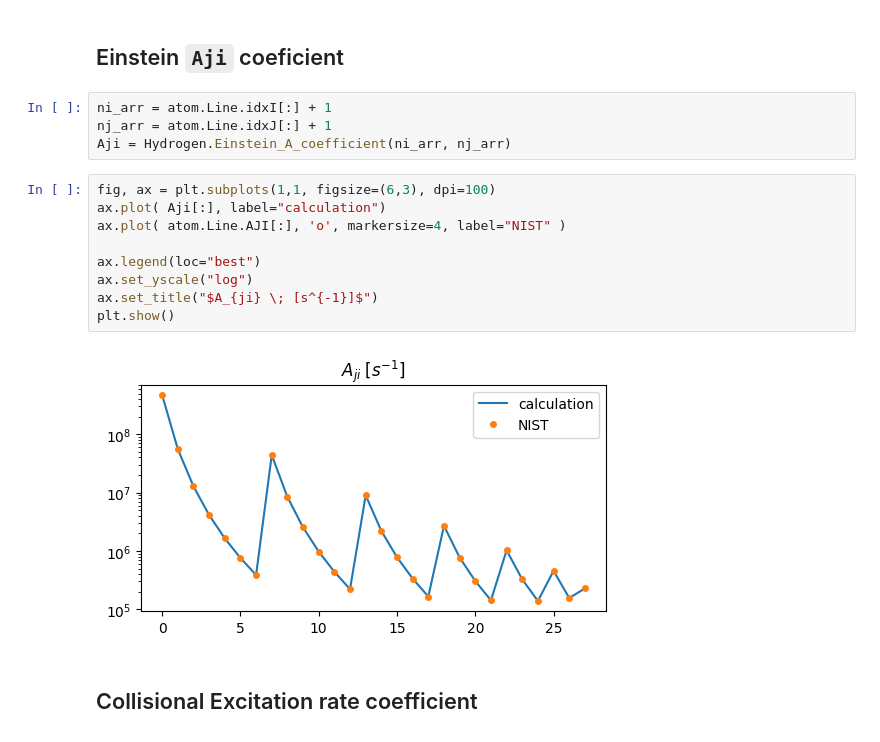
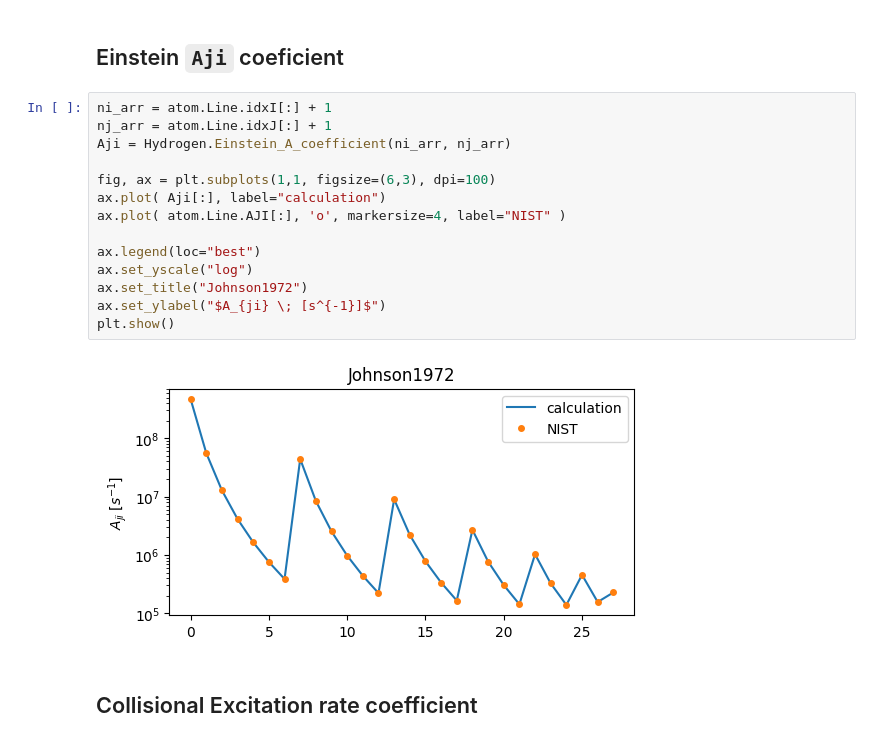
Before and after one commit to kouui/spectra-deprecated, a Jupyter notebook: notebooks/StatisticalEquilibrium/Hydrogen_atom.ipynb, the cells around one changed output. Drawn from its saved outputs; the diff is of its cells as text.

Commit message:
finished : implementation of Johnson1972

```diff
--- a/notebooks/StatisticalEquilibrium/Hydrogen_atom.ipynb
+++ b/notebooks/StatisticalEquilibrium/Hydrogen_atom.ipynb
@@ -39,21 +38,22 @@ atom, paths = AtomCls.InitAtom("../../data/conf/H.conf", isHydrogen=True)
 ---
 # %% [markdown]
 ## Einstein `Aji` coeficient
-# %%
-ni_arr = atom.Line.idxI[:] + 1
-nj_arr = atom.Line.idxJ[:] + 1
-Aji = Hydrogen.Einstein_A_coefficient(ni_arr, nj_arr)
 # %%
+ni_arr = atom.Line.idxI[:] + 1
+nj_arr = atom.Line.idxJ[:] + 1
+Aji = Hydrogen.Einstein_A_coefficient(ni_arr, nj_arr)
+
 fig, ax = plt.subplots(1,1, figsize=(6,3), dpi=100)
 ax.plot( Aji[:], label="calculation")
 ax.plot( atom.Line.AJI[:], 'o', markersize=4, label="NIST" )
 
 ax.legend(loc="best")
 ax.set_yscale("log")
-ax.set_title("$A_{ji} \; [s^{-1}]$")
+ax.set_title("Johnson1972")
+ax.set_ylabel("$A_{ji} \; [s^{-1}]$")
 plt.show()
 # %% [output]
-[figure, old version]
+[figure, new version]
 # %% [markdown]
 ## Collisional Excitation rate coefficient
 # %%
```
Also changed, not shown: parts of 14 cells of this notebook, 2 other files.
